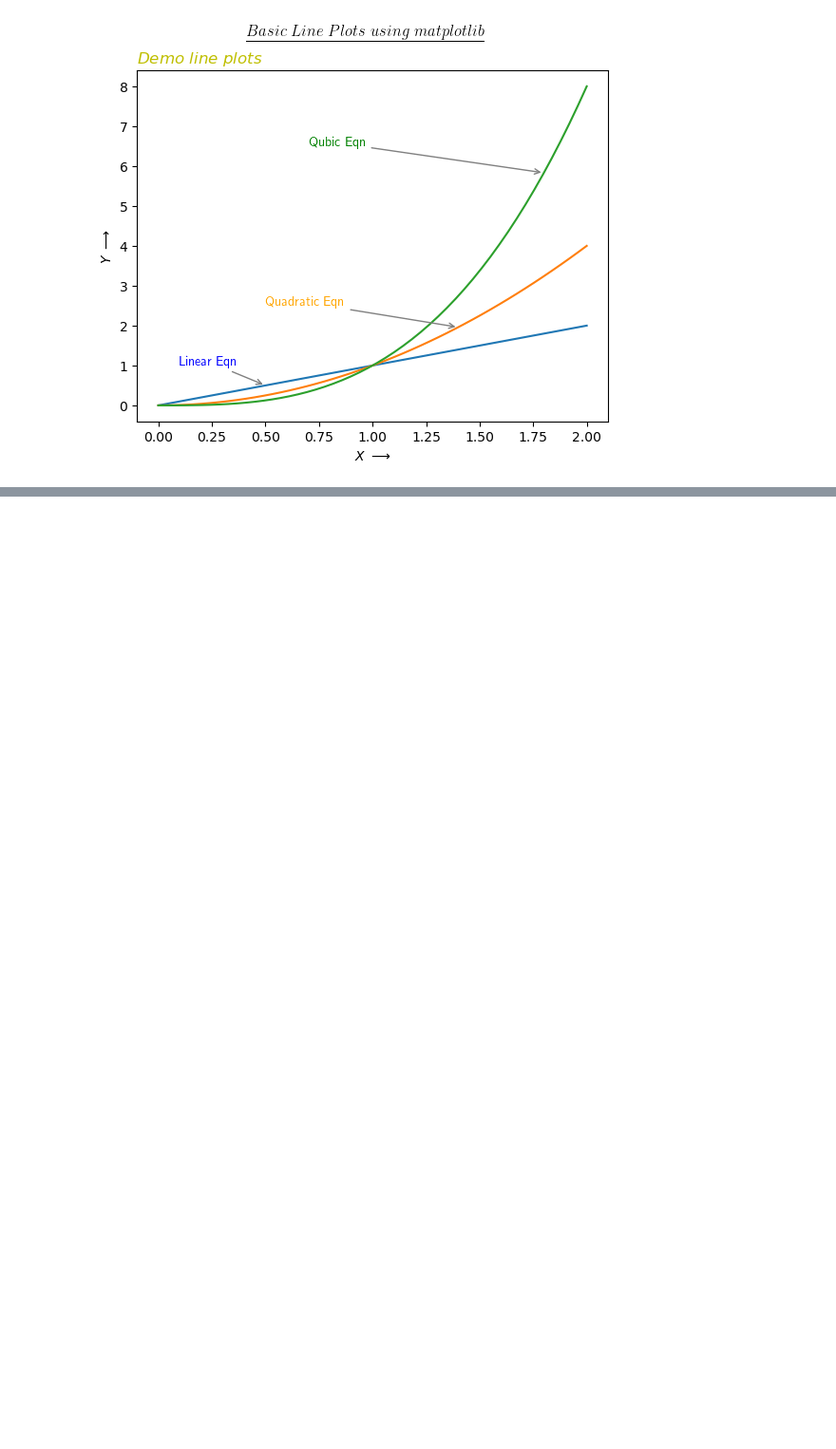
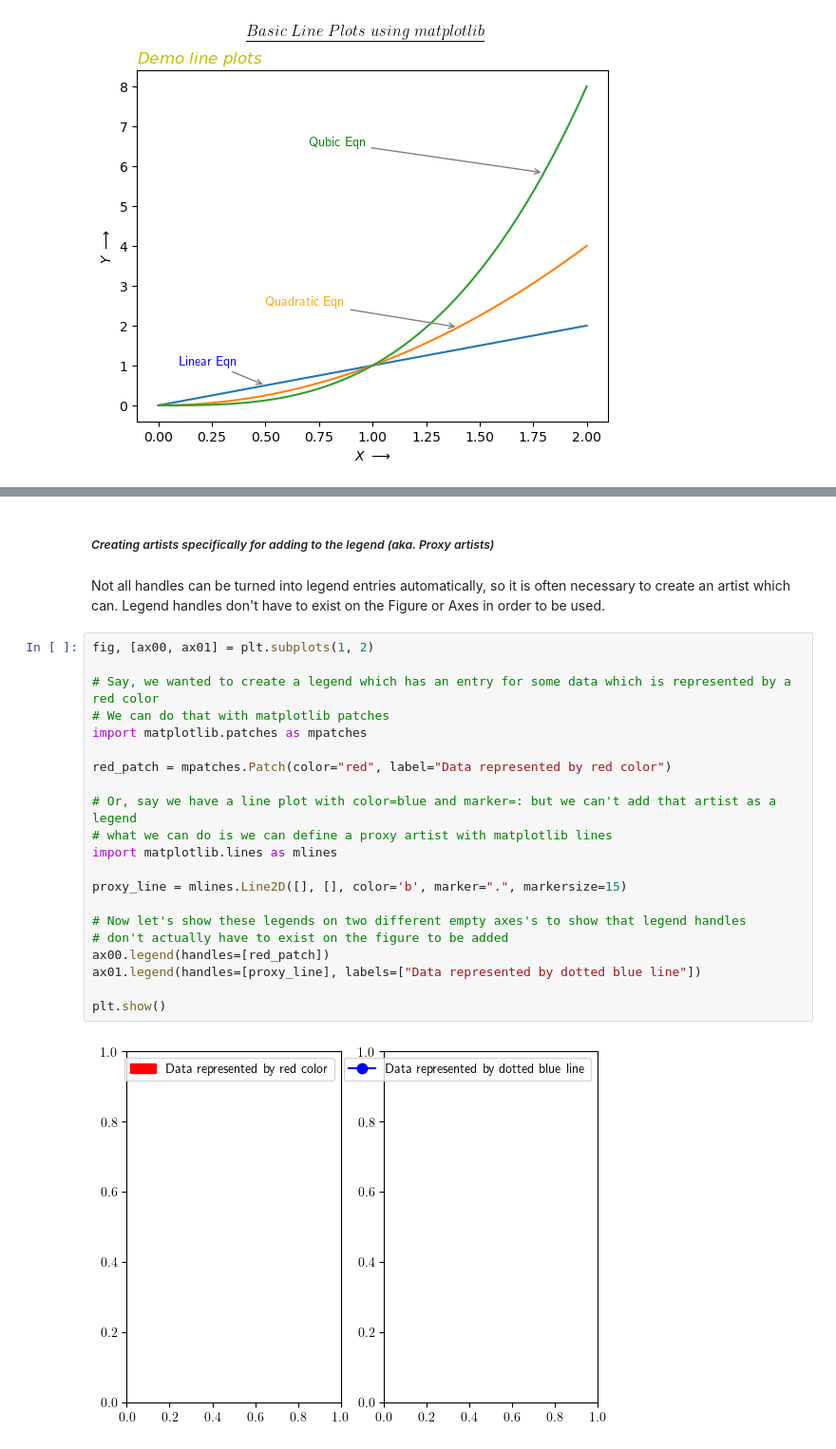
Before and after one commit to AindreaAjax/ML_Introduction, a Jupyter notebook: Data_Visualization/Matplotlib_Basics/02_labelling_plots.ipynb, the cells around one changed output, grey strips where cells are left out. Shown at 95% size. Cells and saved outputs as stored; diff of their text form; blank space fills up the shorter version.

```diff
--- a/Data_Visualization/Matplotlib_Basics/02_labelling_plots.ipynb
+++ b/Data_Visualization/Matplotlib_Basics/02_labelling_plots.ipynb
@@ -101,0 +179,27 @@ plt.show()
+# %% [markdown]
+##### *Creating artists specifically for adding to the legend (aka. Proxy artists)*
+# %% [markdown]
+Not all handles can be turned into legend entries automatically, so it is often necessary to create an artist which can. Legend handles don't have to exist on the Figure or Axes in order to be used.
+# %%
+fig, [ax00, ax01] = plt.subplots(1, 2)
+
+# Say, we wanted to create a legend which has an entry for some data which is represented by a red color
+# We can do that with matplotlib patches
+import matplotlib.patches as mpatches
+
+red_patch = mpatches.Patch(color="red", label="Data represented by red color")
+
+# Or, say we have a line plot with color=blue and marker=: but we can't add that artist as a legend
+# what we can do is we can define a proxy artist with matplotlib lines
+import matplotlib.lines as mlines
+
+proxy_line = mlines.Line2D([], [], color='b', marker=".", markersize=15)
+
+# Now let's show these legends on two different empty axes's to show that legend handles
+# don't actually have to exist on the figure to be added
+ax00.legend(handles=[red_patch])
+ax01.legend(handles=[proxy_line], labels=["Data represented by dotted blue line"])
+
+plt.show()
+# %% [output]
+[figure, added]
```
Also changed, not shown: parts of 16 cells of this notebook.
